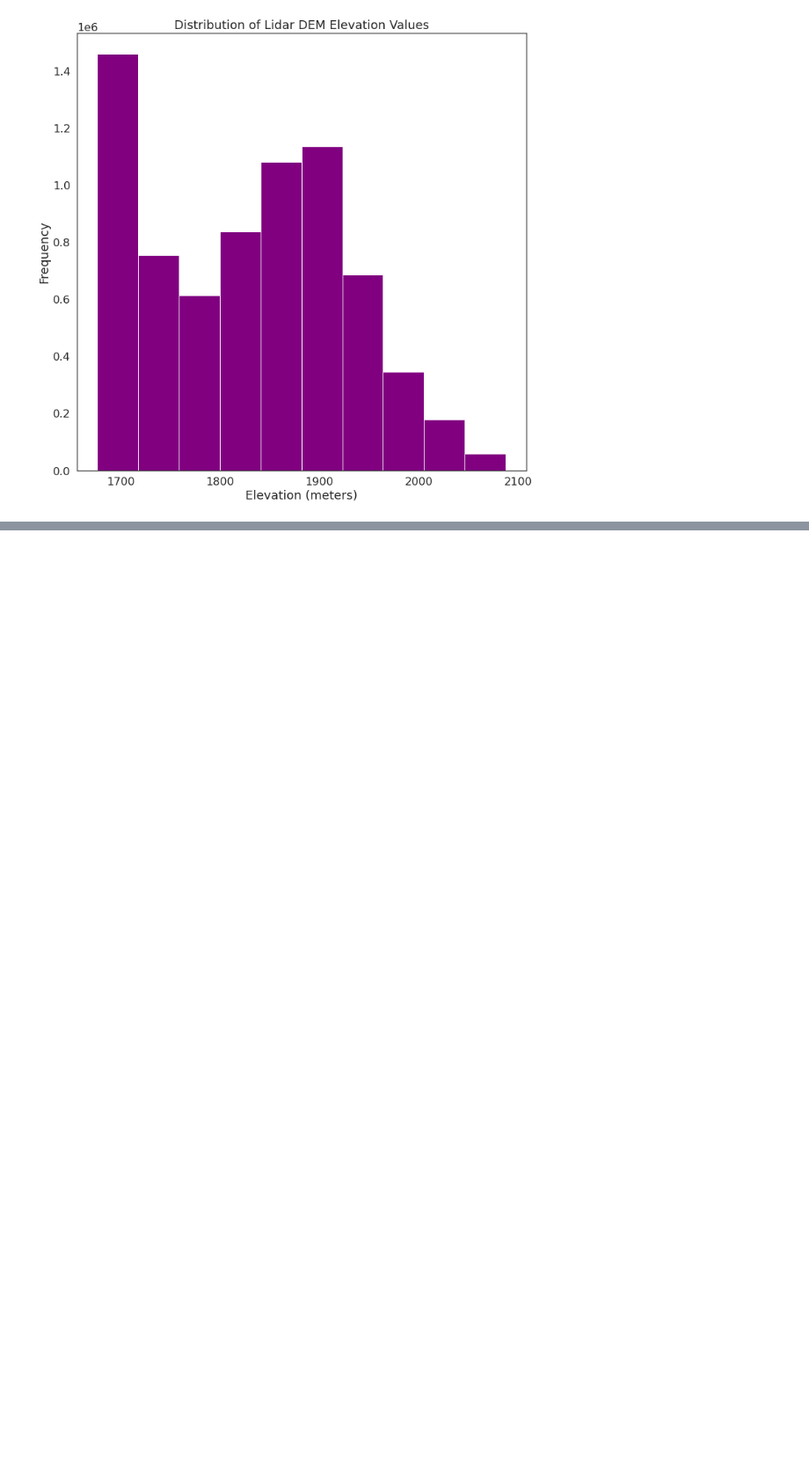
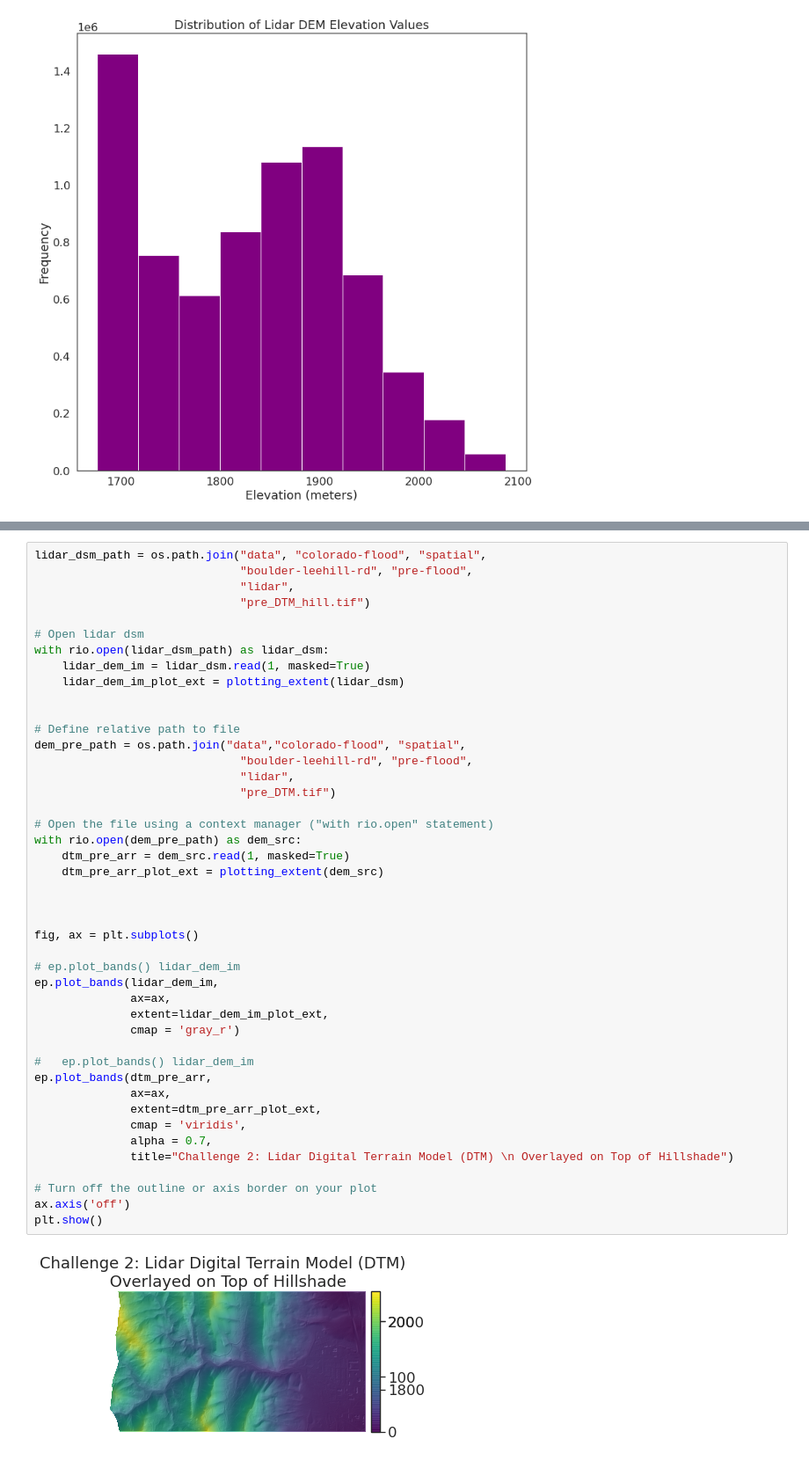
Before and after one commit to Natz12/GIS, a Jupyter notebook: 3-intro-raster-data.ipynb, the cells around one changed output, grey strips where cells are left out. Shown at 88% size. Saved outputs shown, nothing was run; the diff lists cells and outputs as text; blank space fills up the shorter version.

```diff
--- a/3-intro-raster-data.ipynb
+++ b/3-intro-raster-data.ipynb
@@ -320,0 +551,46 @@ plt.show()
+# %%
+lidar_dsm_path = os.path.join("data", "colorado-flood", "spatial",
+                              "boulder-leehill-rd", "pre-flood",
+                              "lidar",
+                              "pre_DTM_hill.tif")
+
+# Open lidar dsm
+with rio.open(lidar_dsm_path) as lidar_dsm:
+    lidar_dem_im = lidar_dsm.read(1, masked=True)
+    lidar_dem_im_plot_ext = plotting_extent(lidar_dsm)
+
+
+# Define relative path to file
+dem_pre_path = os.path.join("data","colorado-flood", "spatial",
+                              "boulder-leehill-rd", "pre-flood",
+                              "lidar",
+                              "pre_DTM.tif")
+
+# Open the file using a context manager ("with rio.open" statement)
+with rio.open(dem_pre_path) as dem_src:
+    dtm_pre_arr = dem_src.read(1, masked=True)
+    dtm_pre_arr_plot_ext = plotting_extent(dem_src)
+
+
+
+fig, ax = plt.subplots()
+
+# ep.plot_bands() lidar_dem_im
+ep.plot_bands(lidar_dem_im,
+              ax=ax,
+              extent=lidar_dem_im_plot_ext,
+              cmap = 'gray_r')
+
+#   ep.plot_bands() lidar_dem_im
+ep.plot_bands(dtm_pre_arr,
+              ax=ax,
+              extent=dtm_pre_arr_plot_ext,
+              cmap = 'viridis',
+              alpha = 0.7,
+              title="Challenge 2: Lidar Digital Terrain Model (DTM) \n Overlayed on Top of Hillshade")
+
+# Turn off the outline or axis border on your plot
+ax.axis('off')
+plt.show()
+# %% [output]
+[figure, added]
```
Also changed, not shown: parts of 30 cells of this notebook.
